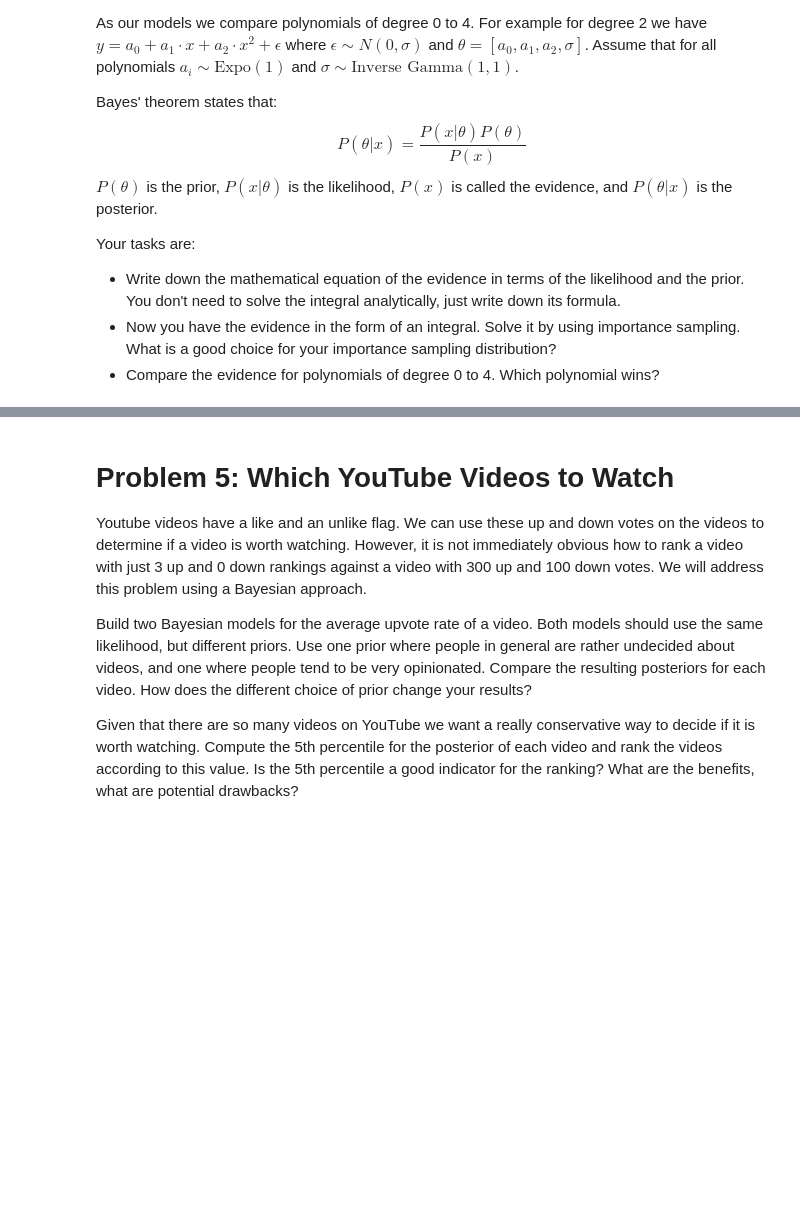
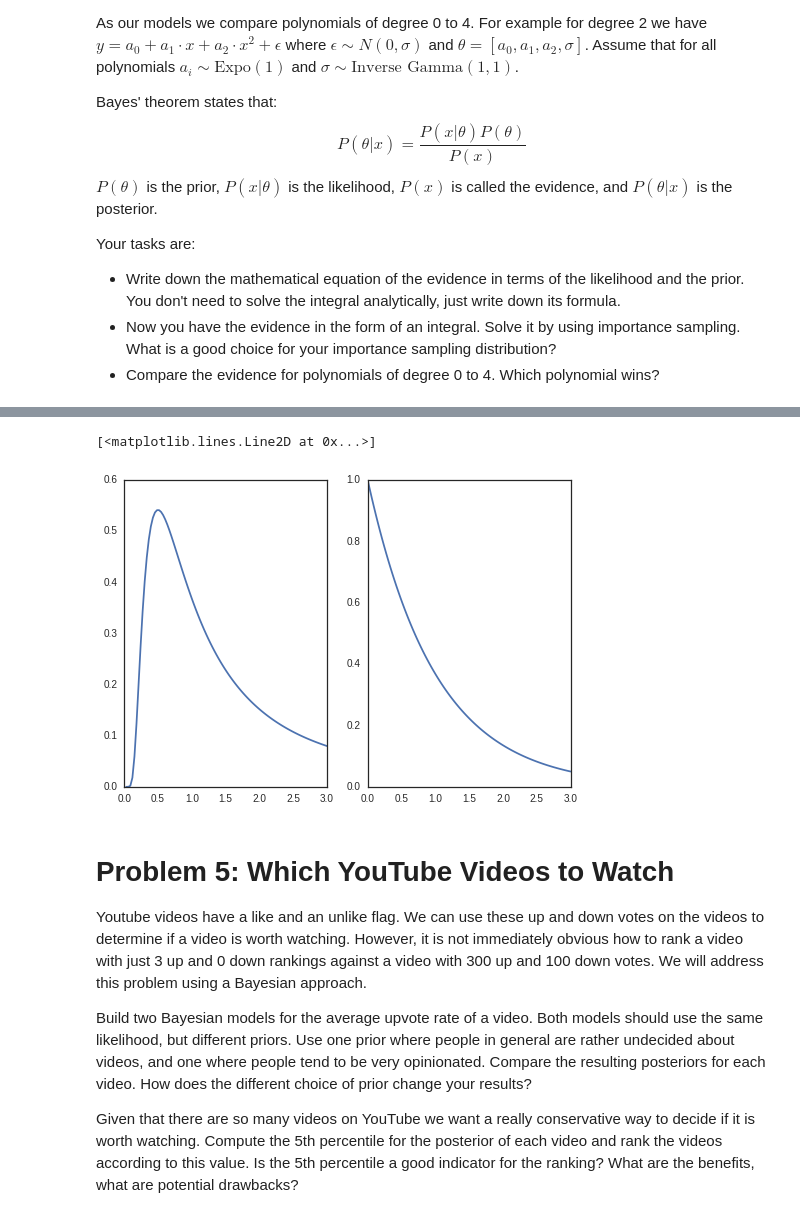
Before and after one commit to kevinchen1000/2016, a Jupyter notebook: Homework/AM207_yufengkevinchen_HW2.ipynb, the cells around one changed output, grey strips where cells are left out. Drawn from its saved outputs; the diff is of its cells as text; code cells hidden in the pictures; blank space fills up the shorter version.

```diff
--- a/Homework/AM207_yufengkevinchen_HW2.ipynb
+++ b/Homework/AM207_yufengkevinchen_HW2.ipynb
@@ -345,3 +365,24 @@ y=data[:,1]
+# %%
+#define exponential(1)
+def exponential_1(x):
+    return np.exp(-x)
+
+#define inverse gamma(1,1)
+def inv_gamma_11(x):
+    return x**(-2)*np.exp(-1/x)
+
+
+x = np.linspace(0,3,100)
+y_ig = inv_gamma_11(x)
+y_ex = exponential_1(x)
+
+plt.subplot(1,2,1)
+plt.plot(x,y_ig)
+plt.subplot(1,2,2)
+plt.plot(x,y_ex)
+# %% [output]
+[<matplotlib.lines.Line2D at 0x...>]
+[figure, added]
 # %% [markdown]
 # Problem 5: Which YouTube Videos to Watch
 
```
Also changed, not shown: parts of 2 cells of this notebook, 1 other file.
